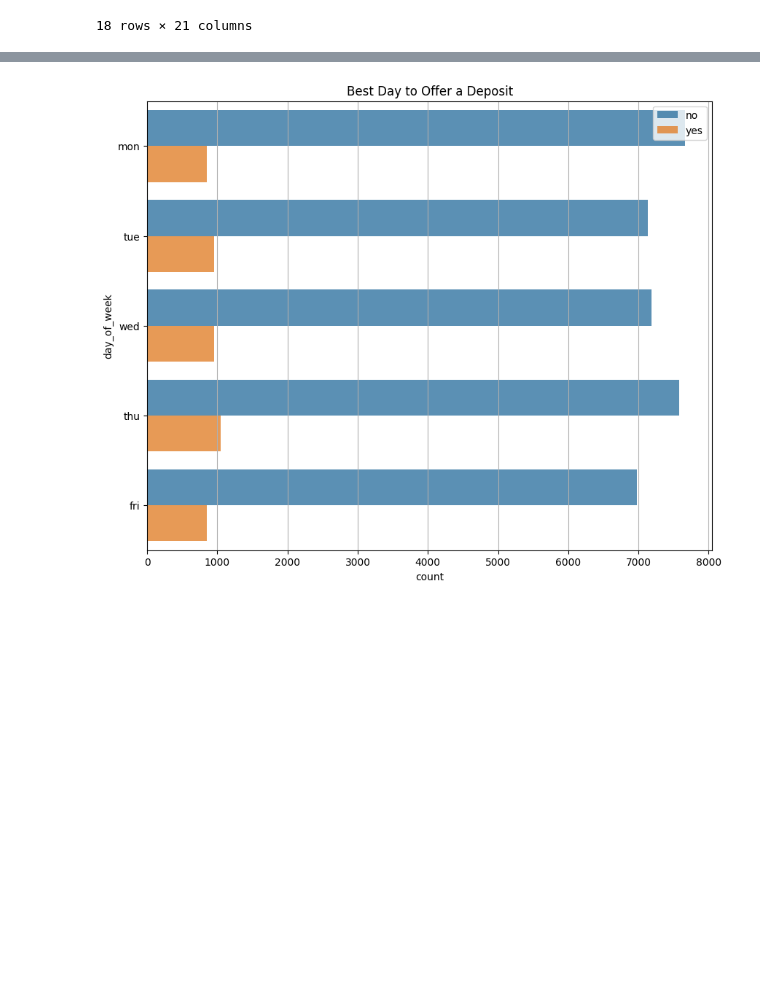
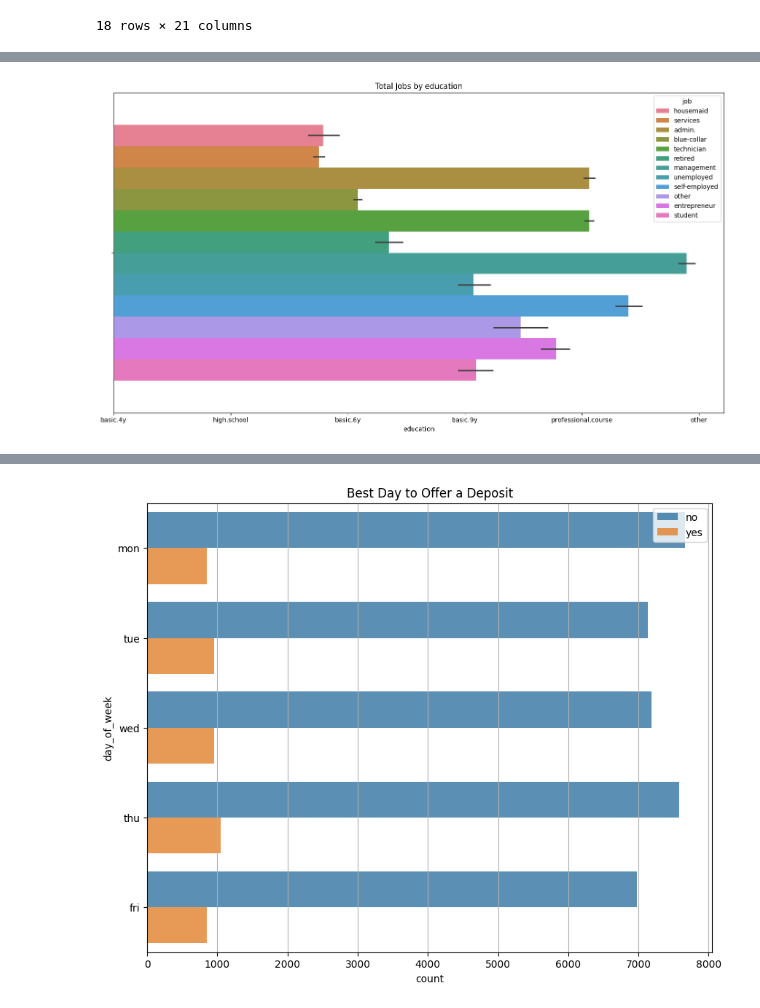
Before and after one commit to iagorivadulla/iagorivadulla-machine-learning-python-template-logistic-regression, a Jupyter notebook: src/explore.ipynb, the cells around one changed output, grey strips where cells are left out. Saved outputs shown, nothing was run; the diff lists cells and outputs as text; code cells hidden in the pictures; blank space fills up the shorter version.

```diff
--- a/src/explore.ipynb
+++ b/src/explore.ipynb
@@ -115,3 +160,16 @@ plt.show()
+# %%
+#Jobs by education
+
+plt.figure(figsize=(14, 8))
+
+sns.barplot(data=df, x='education', hue='job')
+
+plt.title('Total Jobs by education')
+plt.tight_layout()
+
+plt.show()
+# %% [output]
+[figure, added]
 # %%
 plt.figure(figsize= (10, 8))
 
```
Also changed, not shown: parts of 24 cells of this notebook, 1 other file.
